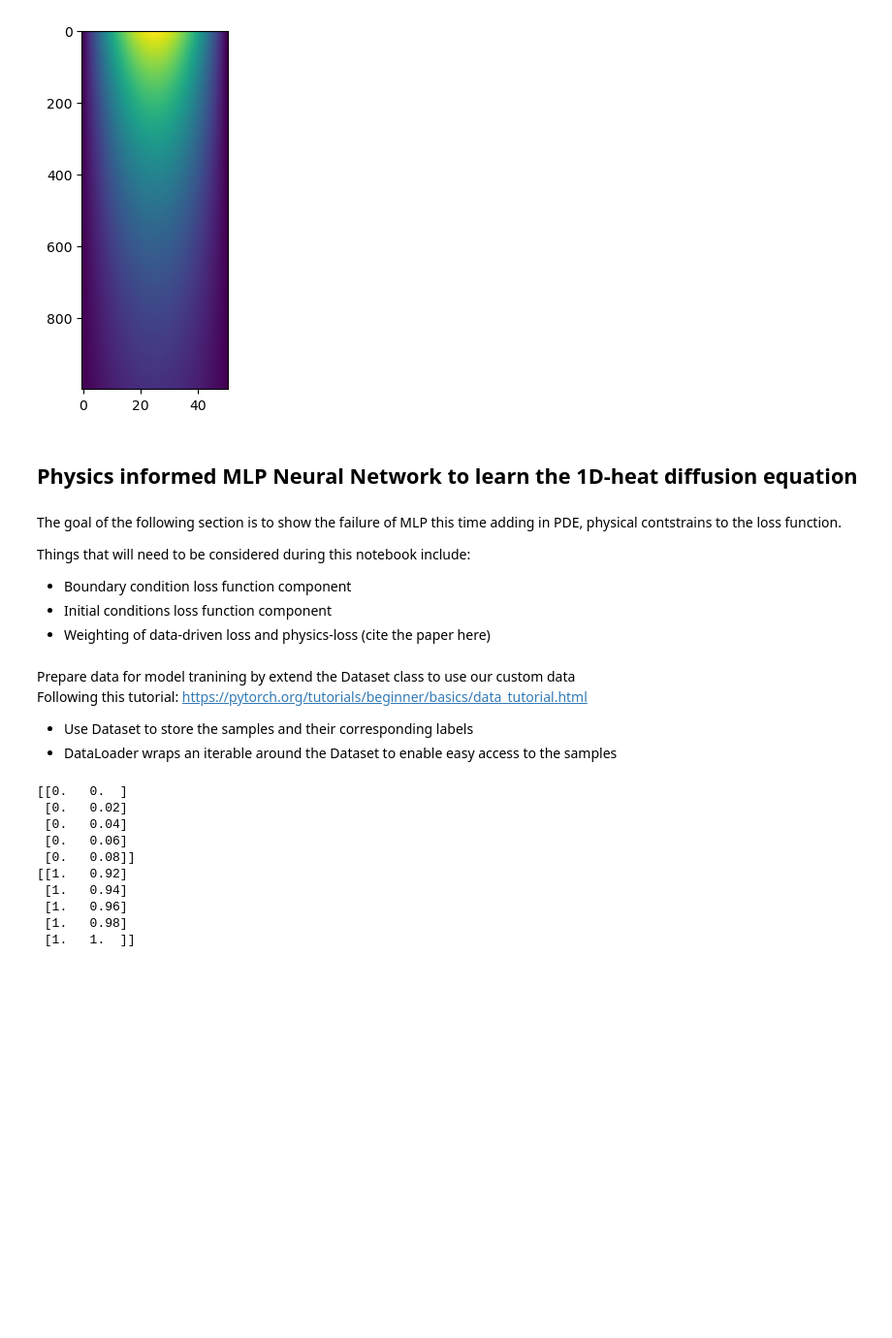
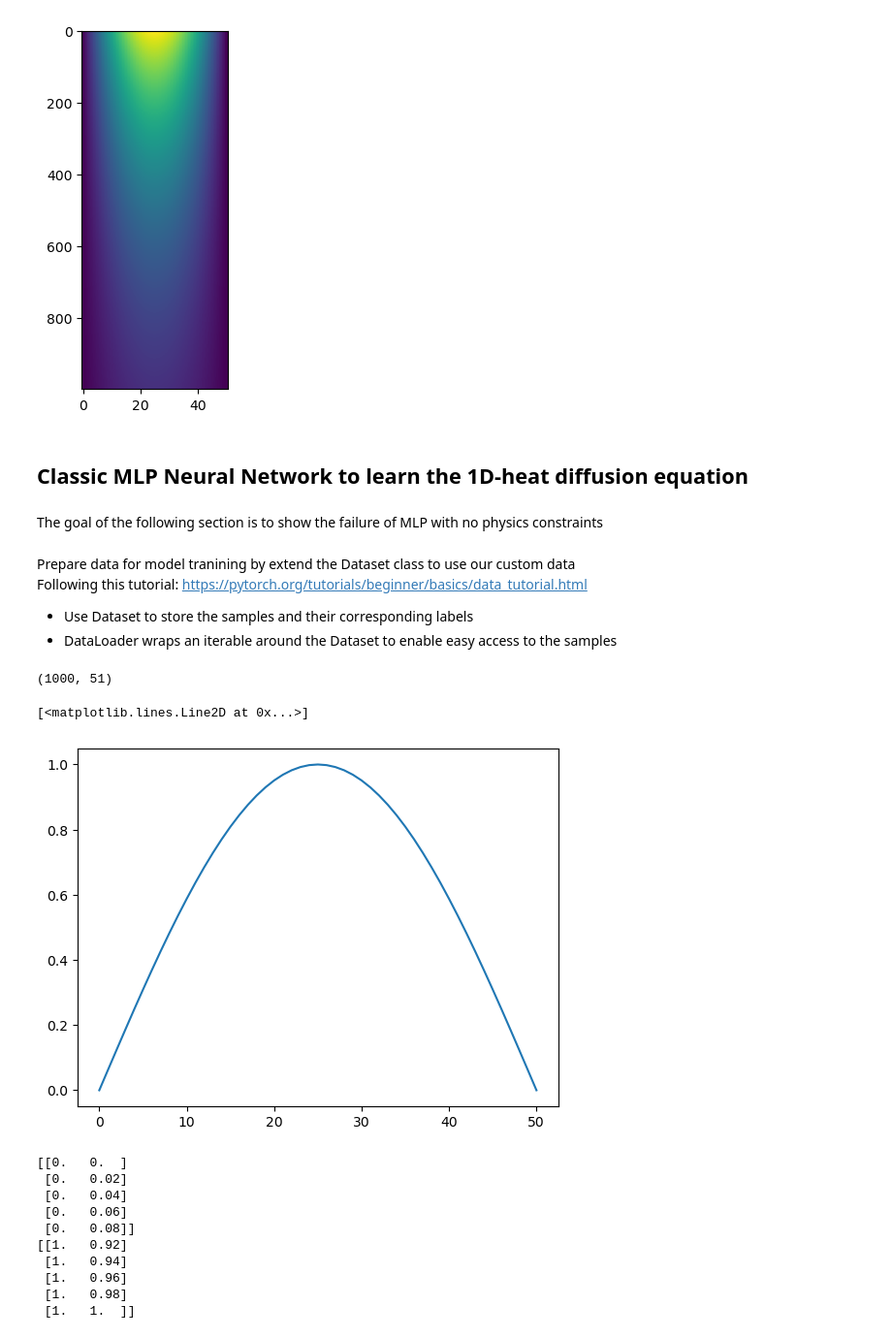
Before and after one commit to harrymchugh/pinns, a Jupyter notebook: src/1d-heat-animation-PINN.ipynb, the cells around one changed output. Shown: that part at 97% size. Cells and saved outputs as stored; diff of their text form; code cells hidden in the pictures; blank space fills up the shorter version.

```diff
--- a/src/1d-heat-animation-PINN.ipynb
+++ b/src/1d-heat-animation-PINN.ipynb
@@ -78,15 +78,9 @@ plt.imshow(U, aspect=0.125)
 #Not a big deal here but will help when we extend to larger problem sizes
 np.save("./1d-heat",U)
 # %% [markdown]
-## Physics informed MLP Neural Network to learn the 1D-heat diffusion equation
+## Classic MLP Neural Network to learn the 1D-heat diffusion equation
-# %% [markdown]
-The goal of the following section is to show the failure of MLP this time adding in PDE, physical contstrains to the loss function.
-
-Things that will need to be considered during this notebook include:
-
-- Boundary condition loss function component
-- Initial conditions loss function component
-- Weighting of data-driven loss and physics-loss (cite the paper here)
+# %% [markdown]
+The goal of the following section is to show the failure of MLP with no physics constraints
 # %% [markdown]
 Prepare data for model tranining by extend the Dataset class to use our custom data \
 Following this tutorial: https://pytorch.org/tutorials/beginner/basics/data_tutorial.html
@@ -95,6 +89,14 @@ Following this tutorial: https://pytorch.org/tutorials/beginner/basics/data_tuto
 - DataLoader wraps an iterable around the Dataset to enable easy access to the samples
 # %%
 U_load = np.load("./1d-heat.npy")
+print(U_load.shape)
+# %% [output]
+(1000, 51)
+# %%
+plt.plot(U_load[0,:])
+# %% [output]
+[<matplotlib.lines.Line2D at 0x...>]
+[figure, added]
 # %%
 features = np.ones((U_load.shape[0]*U_load.shape[1],2))
 features[:,1] = np.tile(x,U_load.shape[0])
```
Also changed, not shown: parts of 18 cells of this notebook, 3 other files.
